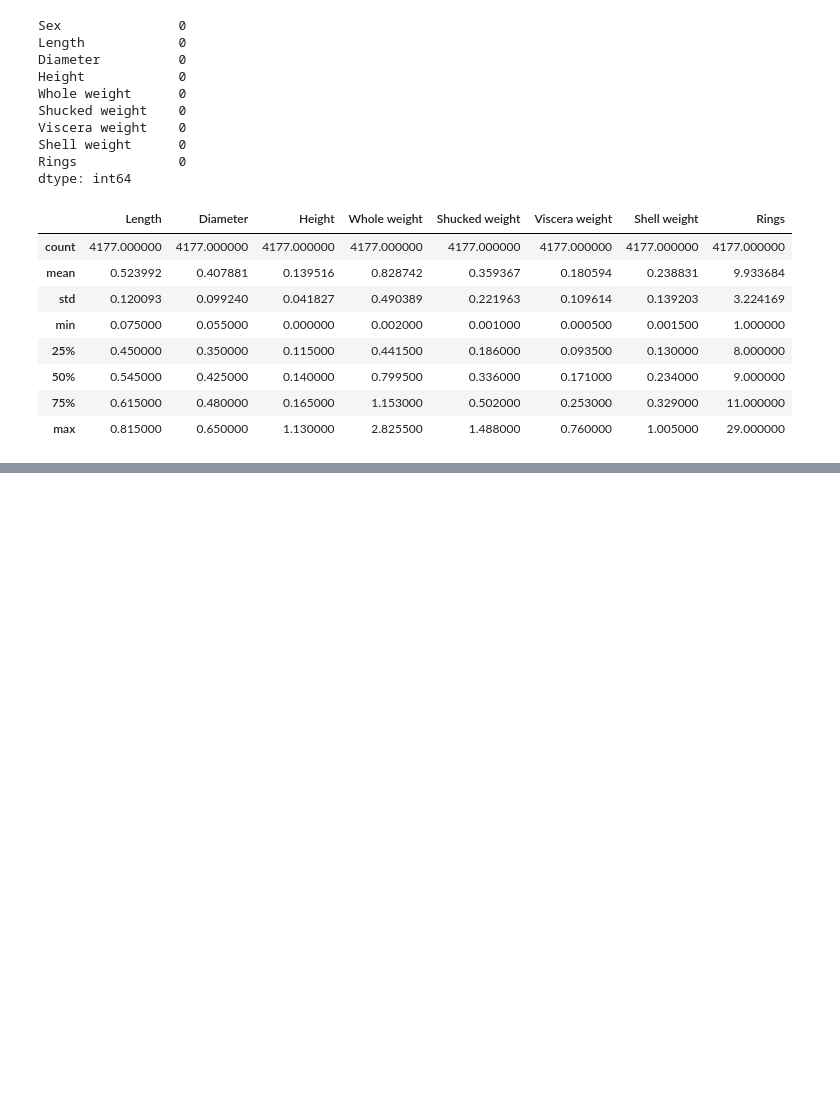
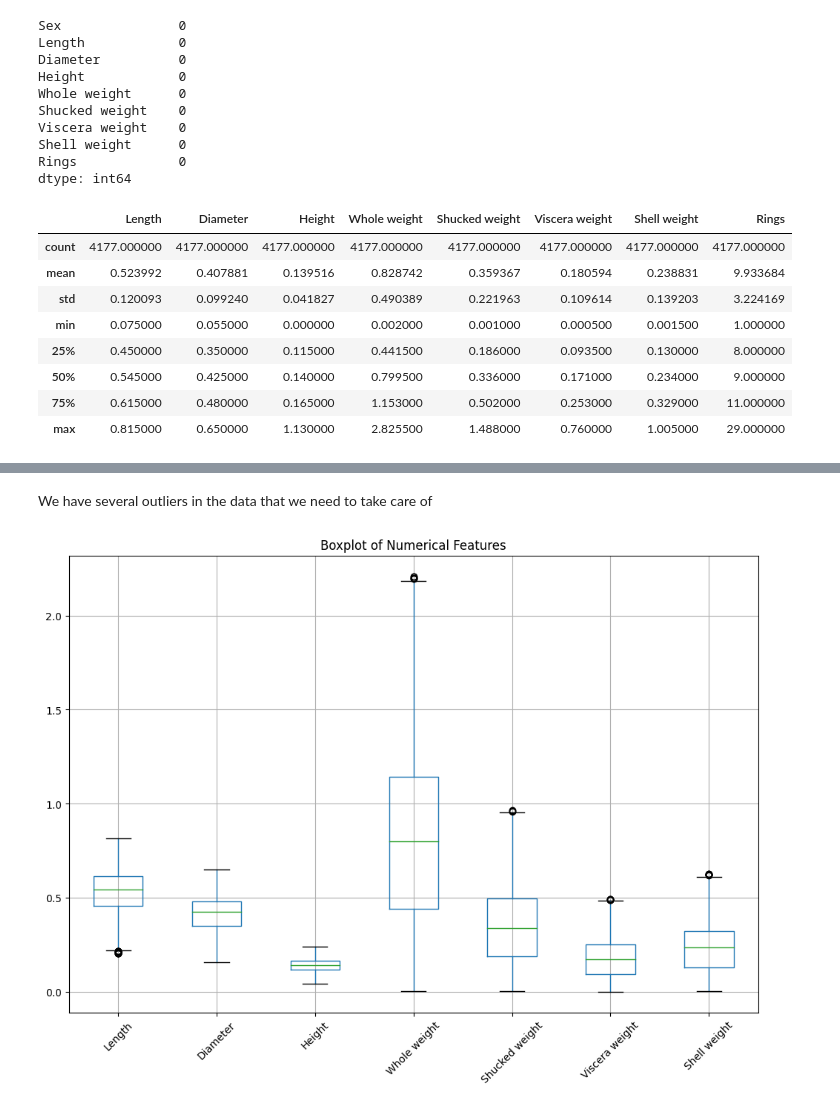
Before and after one commit to cathal-brady/xhec-mlops-project-student, a Jupyter notebook: notebooks/eda.ipynb, the cells around one changed output, grey strips where cells are left out. Cells and saved outputs as stored; diff of their text form; code cells hidden in the pictures; blank space fills up the shorter version.

```diff
--- a/notebooks/eda.ipynb
+++ b/notebooks/eda.ipynb
@@ -93,0 +93,2 @@ plt.show()
+# %% [markdown]
+We have several outliers in the data that we need to take care of
@@ -93,0 +126,9 @@ plt.show()
+# %%
+# Boxplots to check for outliers
+plt.figure(figsize=(12, 8))
+df_imputed.boxplot(column=['Length', 'Diameter', 'Height', 'Whole weight', 'Shucked weight', 'Viscera weight', 'Shell weight'])
+plt.title('Boxplot of Numerical Features')
+plt.xticks(rotation=45)
+plt.show()
+# %% [output]
+[figure, added]
```
Also changed, not shown: parts of 9 cells of this notebook.
